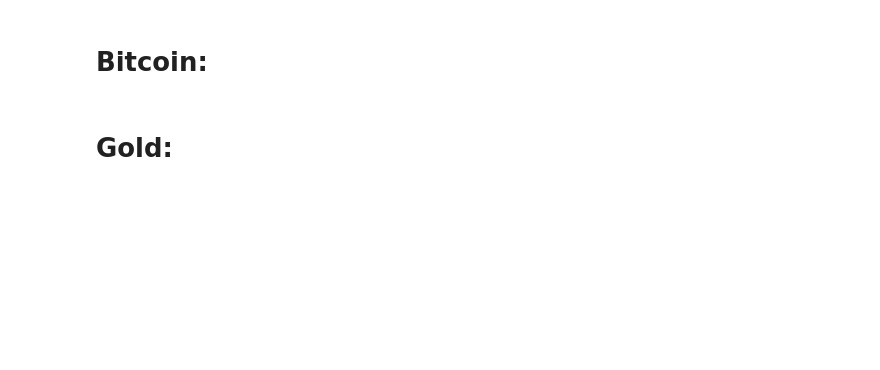
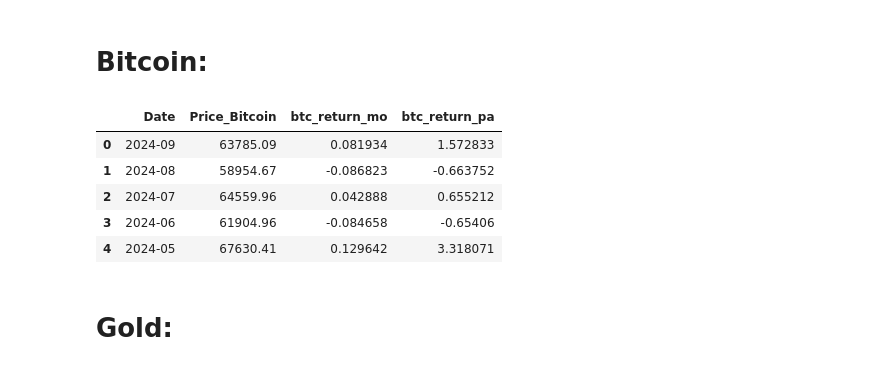
Before and after one commit to denis-lasser/hedging-against-turkish-inflation, a Jupyter notebook: notebooks/DATABASE AND PREPROCESS FOR DATA.ipynb, the cells around one changed output. Drawn from its saved outputs; the diff is of its cells as text; code cells hidden in the pictures; blank space fills up the shorter version.

```diff
--- a/notebooks/DATABASE AND PREPROCESS FOR DATA.ipynb
+++ b/notebooks/DATABASE AND PREPROCESS FOR DATA.ipynb
@@ -31,20 +56,28 @@ df_stock_exchange.to_csv('../data/processed/df_stock_exchange.csv', index=False)
 # %%
 df_bitcoin = df_bitcoin.iloc[1:].reset_index(drop=True)
 df_bitcoin.rename(columns={'Unnamed: 0': 'Date'}, inplace=True)
 df_bitcoin.rename(columns={'Unnamed: 1': 'Price_Bitcoin'}, inplace=True)
 df_bitcoin['Date'] = pd.to_datetime(df_bitcoin['Date'], errors='coerce')
 df_bitcoin['Date'] = df_bitcoin['Date'].dt.strftime('%Y-%m')
 
 df_bitcoin['btc_return_mo'] = df_bitcoin['Price_Bitcoin'] / df_bitcoin['Price_Bitcoin'].shift(-1) -1 # calculate 1 month return
 df_bitcoin['btc_return_pa'] = (1 + df_bitcoin['btc_return_mo'])**(12) - 1 #calculate return per annum
 
 index_to_drop = df_stock_exchange[df_stock_exchange['Date'] == '2018-01'].index
 index_to_drop2 = df_stock_exchange[df_stock_exchange['Date'] == '2024-09'].index
 
 df_stock_exchange.drop(index_to_drop, inplace=True)
 df_stock_exchange.drop(index_to_drop2, inplace=True)
 
 df_bitcoin.to_csv('../data/processed/df_bitcoin.csv', index=False)
+df_bitcoin.head()
+# %% [output]
+|  | Date | Price_Bitcoin | btc_return_mo | btc_return_pa |
+| 0 | 2024-09 | 63785.09 | 0.081934 | 1.572833 |
+| 1 | 2024-08 | 58954.67 | -0.086823 | -0.663752 |
+| 2 | 2024-07 | 64559.96 | 0.042888 | 0.655212 |
+| 3 | 2024-06 | 61904.96 | -0.084658 | -0.65406 |
+| 4 | 2024-05 | 67630.41 | 0.129642 | 3.318071 |
 # %% [markdown]
 # Gold:
 # %%
```
Also changed, not shown: parts of 14 cells of this notebook.
